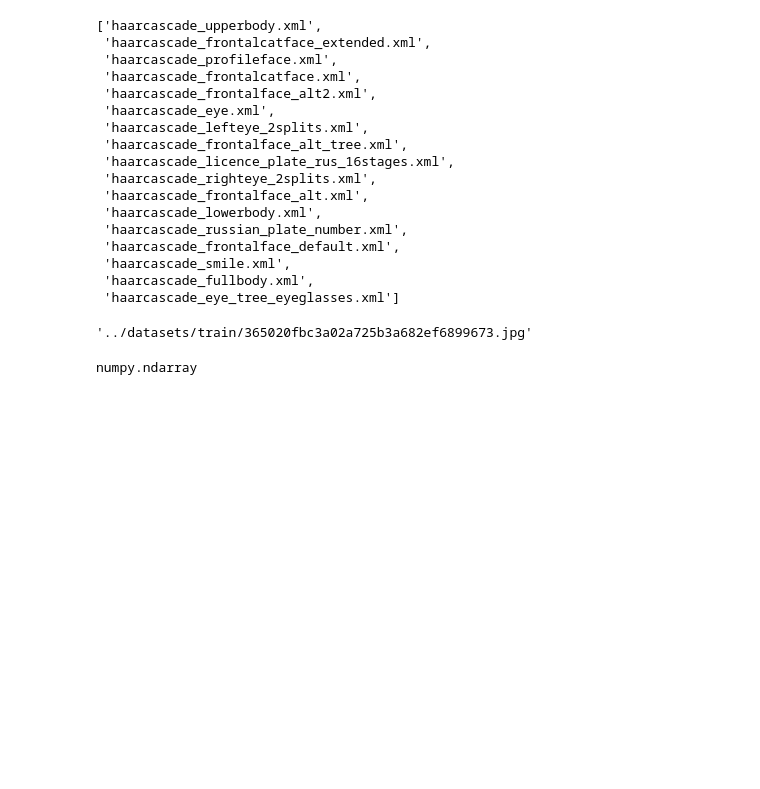
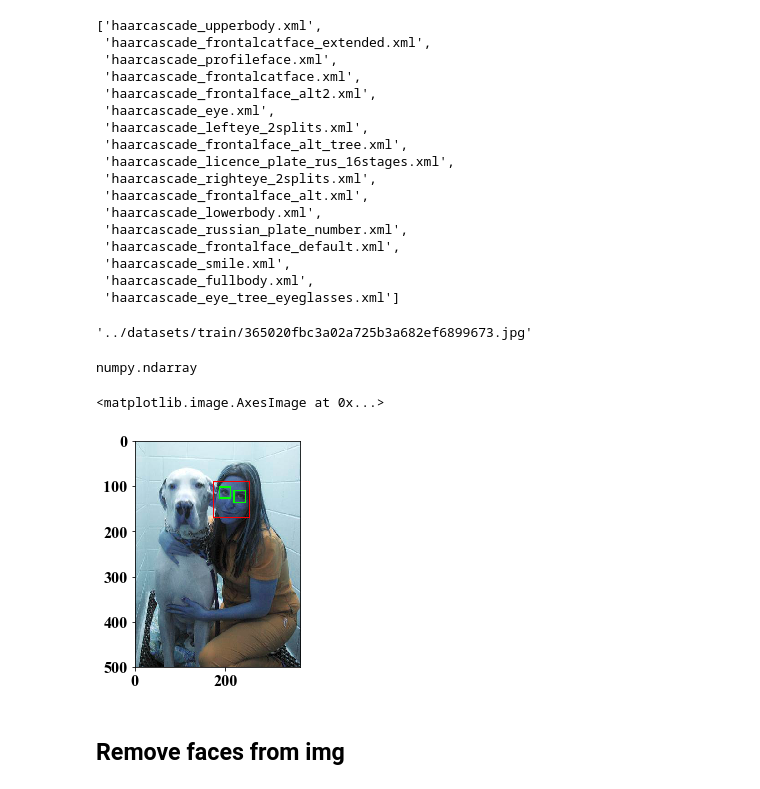
Before and after one commit to voschezang/trash-image-classification, a Jupyter notebook: src/face recognition.ipynb, the cells around one changed output. Saved outputs shown, nothing was run; the diff lists cells and outputs as text; code cells hidden in the pictures; blank space fills up the shorter version.

```diff
--- a/src/face recognition.ipynb
+++ b/src/face recognition.ipynb
@@ -80,6 +88,7 @@ faces = eye_cascade.detectMultiScale(gray, 1.3, 5)
 # %%
 faces = face_cascade.detectMultiScale(gray, 1.3, 5)
 # %%
+real_faces = []
 for (x,y,w,h) in faces:
     img = cv2.rectangle(img,(x,y),(x+w,y+h),(255,0,0),2)
     roi_gray = gray[y:y+h, x:x+w]
@@ -87,7 +96,11 @@ for (x,y,w,h) in faces:
     eyes = eye_cascade.detectMultiScale(roi_gray)
     for (ex,ey,ew,eh) in eyes:
         cv2.rectangle(roi_color,(ex,ey),(ex+ew,ey+eh),(0,255,0),2)
-
-cv2.imshow('img',img)
-cv2.waitKey(0)
-cv2.destroyAllWindows()
+    if len(eyes) > 1:
+        real_faces.append([x,y,w,h])
+# %%
+# cv2.imshow('img',img)
+skimage.io.imshow(img)
+# %% [output]
+<matplotlib.image.AxesImage at 0x...>
+[figure, added]
@@ -93,0 +110,2 @@ cv2.destroyAllWindows()
+# %% [markdown]
+## Remove faces from img
```
Also changed, not shown: parts of 8 cells of this notebook, 4 other files.
